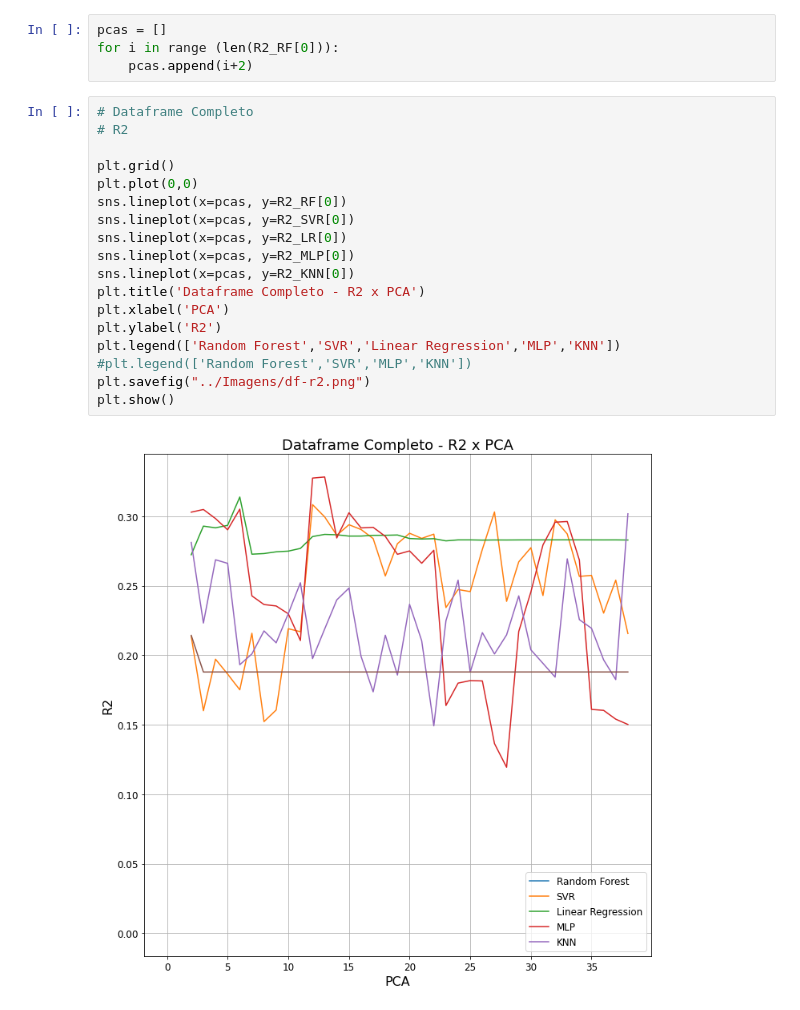
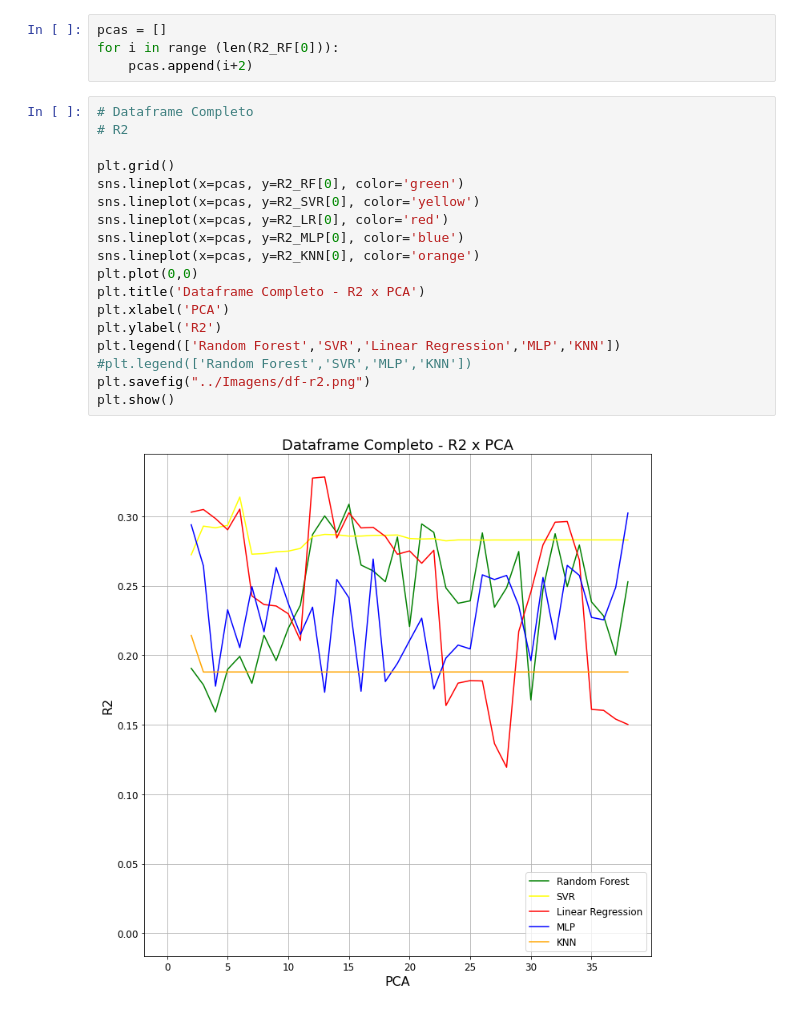
Before and after one commit to mdspena/PGC, a Jupyter notebook: Códigos/PGC - Treinamento e Avaliação.ipynb, the cells around one changed output. Cells and saved outputs as stored; diff of their text form.

```diff
--- a/Códigos/PGC - Treinamento e Avaliação.ipynb
+++ b/Códigos/PGC - Treinamento e Avaliação.ipynb
@@ -295,23 +295,23 @@ for i in range (len(R2_RF[0])):
 # %%
 # Dataframe Completo
 # R2
 
 plt.grid()
+sns.lineplot(x=pcas, y=R2_RF[0], color='green')
+sns.lineplot(x=pcas, y=R2_SVR[0], color='yellow')
+sns.lineplot(x=pcas, y=R2_LR[0], color='red')
+sns.lineplot(x=pcas, y=R2_MLP[0], color='blue')
+sns.lineplot(x=pcas, y=R2_KNN[0], color='orange')
 plt.plot(0,0)
-sns.lineplot(x=pcas, y=R2_RF[0])
-sns.lineplot(x=pcas, y=R2_SVR[0])
-sns.lineplot(x=pcas, y=R2_LR[0])
-sns.lineplot(x=pcas, y=R2_MLP[0])
-sns.lineplot(x=pcas, y=R2_KNN[0])
 plt.title('Dataframe Completo - R2 x PCA')
 plt.xlabel('PCA')
 plt.ylabel('R2')
 plt.legend(['Random Forest','SVR','Linear Regression','MLP','KNN'])
 #plt.legend(['Random Forest','SVR','MLP','KNN'])
 plt.savefig("../Imagens/df-r2.png")
 plt.show()
 # %% [output]
-[figure, old version]
+[figure, new version]
 # %%
 # Dataframe Completo
 # ME
```
Also changed, not shown: parts of 11 cells of this notebook, 12 other files.
